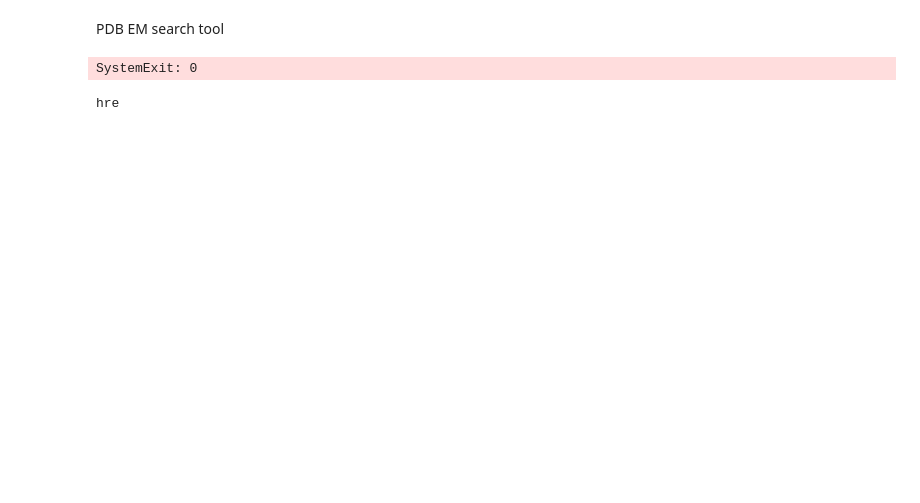
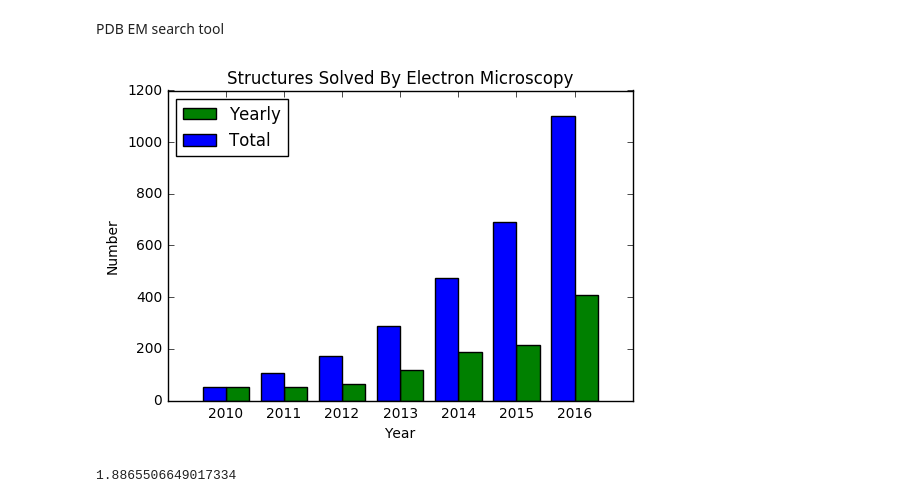
Before and after one commit to albertlibra/HW-Ludtke, a Jupyter notebook: programming project.ipynb, the cells around one changed output. Saved outputs shown, nothing was run; the diff lists cells and outputs as text; code cells hidden in the pictures; blank space fills up the shorter version.

```diff
--- a/programming project.ipynb
+++ b/programming project.ipynb
@@ -65,3 +36,43 @@ YearlyGrowthofStructuresSolvedByElectronMicroscopy(2010,2016)
+# %%
+def YearlyGrowthofStructuresSolvedByElectronMicroscopy(start,end):
+    pdbcount=[]
+    pdbcounttotal=[]
+    p=Pool(4)
+    result=p.map(querywebyear,range(start,end+1))
+    p.close()
+    for i in range(end-start+1):
+        pdbcount.append(result[i].count('\n'))
+        pdbcounttotal.append(sum(pdbcount))
+
+    fig, ax = plt.subplots()
+    ind = np.arange(end-start+1)
+    b1=ax.bar(ind+0.2, pdbcount, color='green',align='center',width=0.4)
+    b2=ax.bar(ind-0.2,pdbcounttotal,color='blue',align='center',width=0.4)
+
+    ax.set_xticklabels(np.arange(start,end+1))
+    ax.set_xticks(ind)
+#     ax.set_xticks(np.arange(start,end+1))
+    ax.set_xlabel("Year")
+    ax.set_ylabel("Number")
+    ax.set_title('Structures Solved By Electron Microscopy')
+    ax.legend((b1[0],b2[0]),("Yearly","Total"),loc=2)
+    # plt.plot(pdbyear,pdbcount)
+    plt.show()
+def querywebyear(i):
+    url = 'http://www.rcsb.org/pdb/rest/search'
+    req = urllib.request.Request(url, data=queryPDB(i).encode("UTF-8"))
+    f = urllib.request.urlopen(req)
+    result = f.read().decode("utf-8")
+    return result
+# %%
+
+start_time=time.time()
+YearlyGrowthofStructuresSolvedByElectronMicroscopy(2010,2016)
+# result=p.map(queryweb,range(2010,2017))
+print(time.time()-start_time)
+# %% [output]
+[figure, added]
+1.8865506649017334
 # %%
 import xml.etree.ElementTree
 def queryresolution(result):
@@ -147,10 +114,0 @@ class Example(QWidget):
-# %%
-app = QApplication(sys.argv)
-ex =Example()
-sys.exit(app.exec_())
-# %% [output]
-SystemExit: 0
-# %%
-print('hre')
-# %% [output]
-hre
```
Also changed, not shown: parts of 6 cells of this notebook.
